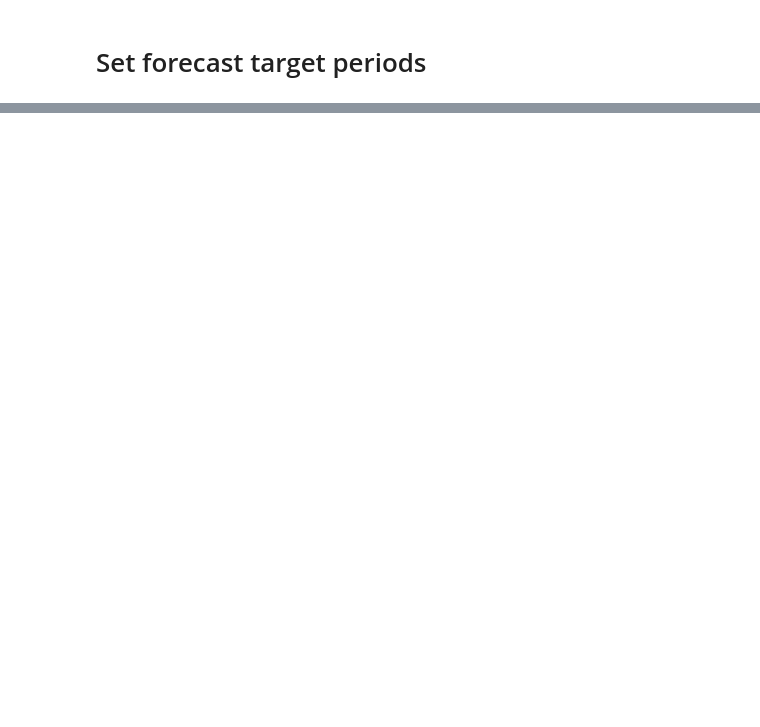
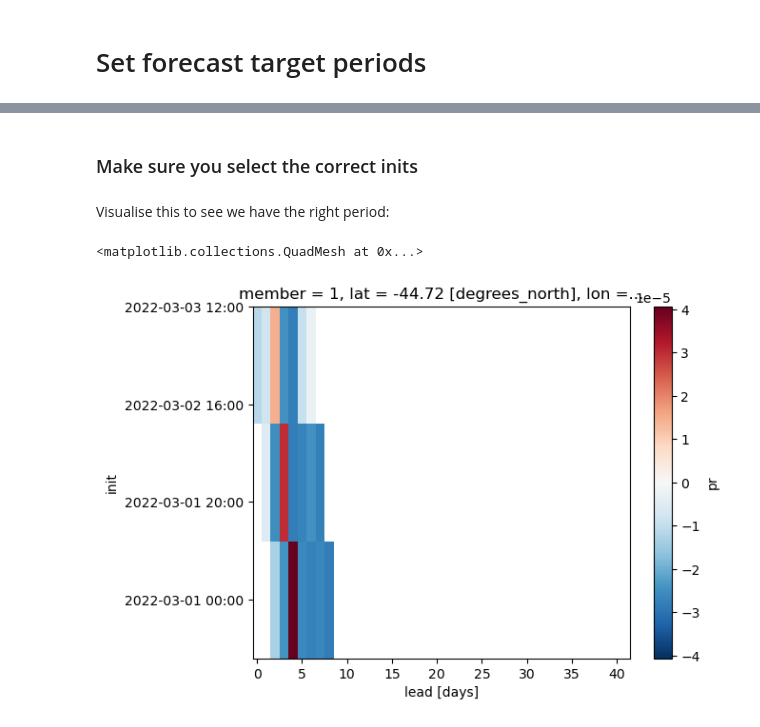
Before and after one commit to dougrichardson/Wet_Aus_2022, a Jupyter notebook: ACCESS-S2_anomaly_forecasts.ipynb, the cells around one changed output, grey strips where cells are left out. Drawn from its saved outputs; the diff is of its cells as text; code cells hidden in the pictures; blank space fills up the shorter version.

```diff
--- a/ACCESS-S2_anomaly_forecasts.ipynb
+++ b/ACCESS-S2_anomaly_forecasts.ipynb
@@ -344,0 +194,2 @@ fcast_plot = fcast.sel(
+# %% [markdown]
+### Make sure you select the correct inits
@@ -345 +208,8 @@ fcast_plot = fcast.sel(
+# %% [markdown]
+Visualise this to see we have the right period:
+# %%
+fcast1.isel(member=0, lat=0, lon=0, init=range(3)).plot()
+# %% [output]
+<matplotlib.collections.QuadMesh at 0x...>
+[figure, added]
 # %% [markdown]
```
Also changed, not shown: parts of 37 cells of this notebook, 1 other file.
